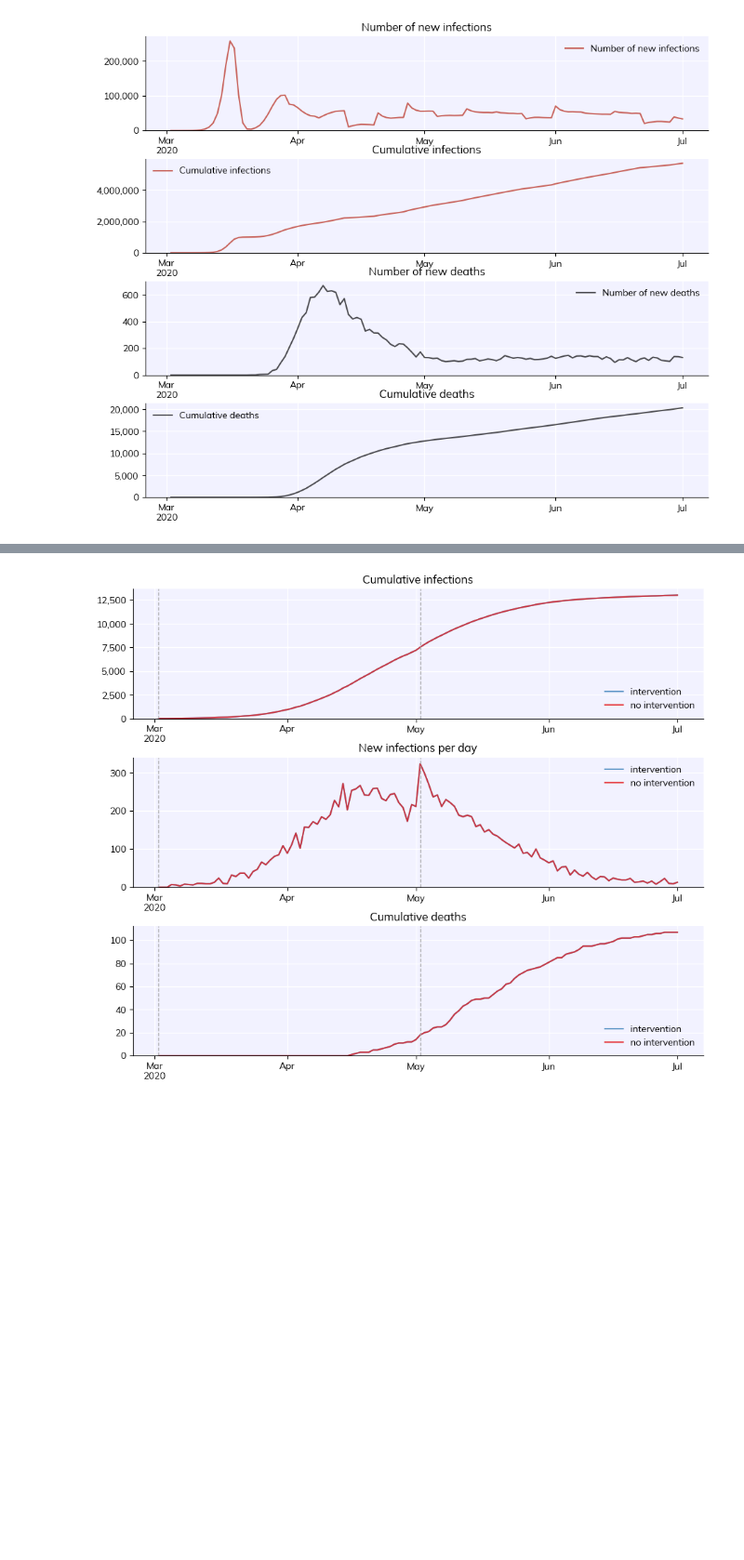
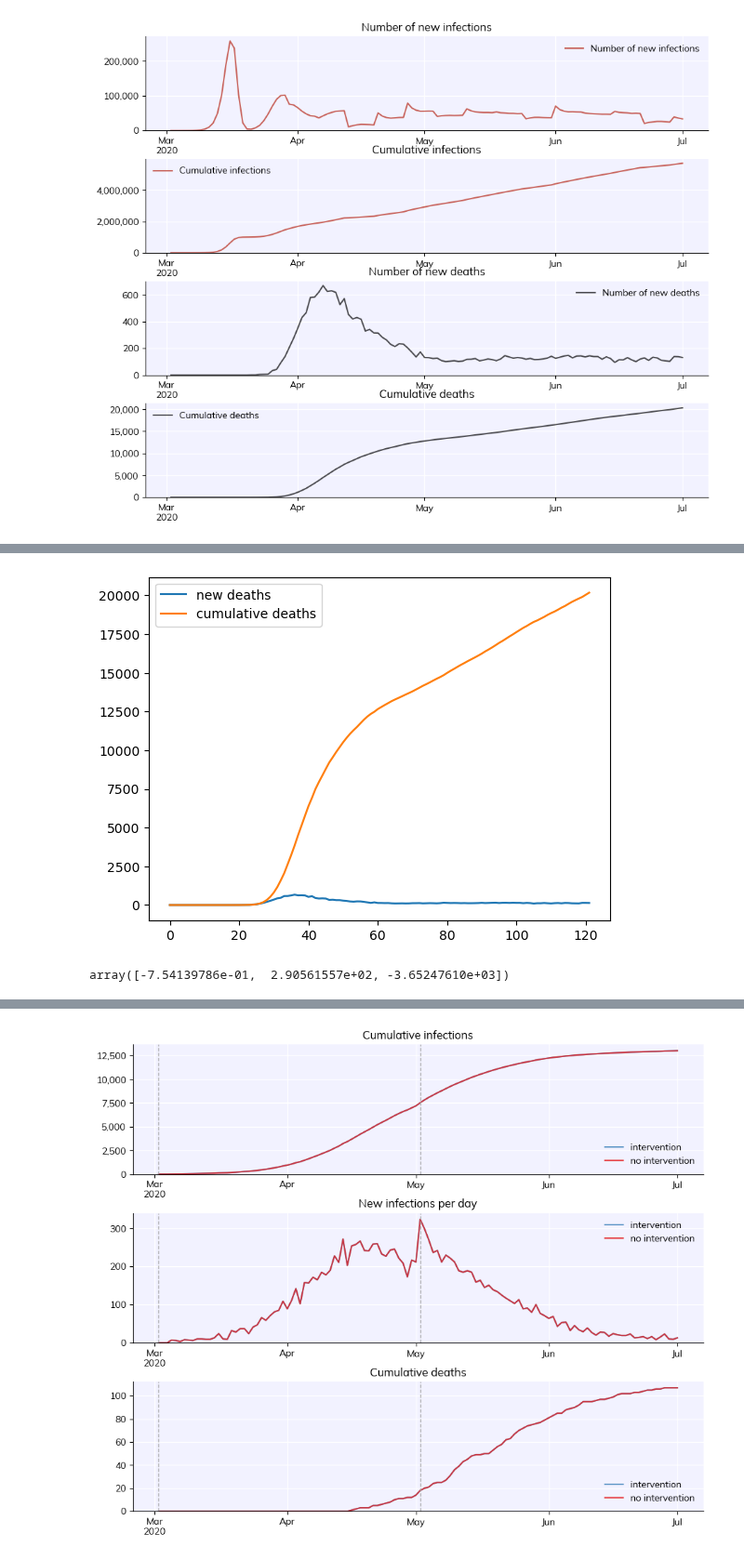
Before and after one commit to gregoirebechade/covid_internship, a Jupyter notebook: exploring.ipynb, the cells around one changed output, grey strips where cells are left out. Shown at 93% size. Saved outputs shown, nothing was run; the diff lists cells and outputs as text; code cells hidden in the pictures; blank space fills up the shorter version.

Commit message:
test exponential and polynomla fit. Time to test SEIR

```diff
--- a/exploring.ipynb
+++ b/exploring.ipynb
@@ -115,0 +127,7 @@ pd.DataFrame({'new_deaths':new_deaths, 'n_infected':n_infected}).to_csv('deaths_
+# %%
+plt.plot(x,y, label='new deaths')
+plt.plot(x,y_cumul, label='cumulative deaths')
+plt.legend()
+plt.show()
+# %% [output]
+[figure, added]
@@ -115,0 +140,7 @@ pd.DataFrame({'new_deaths':new_deaths, 'n_infected':n_infected}).to_csv('deaths_
+# %%
+p, _ =curve_fit(exponential_func, x, y_cumul)
+p
+p2, _ =curve_fit(polynomla_func, x, y_cumul)
+p2
+# %% [output]
+array([-7.54139786e-01,  2.90561557e+02, -3.65247610e+03])
```
Also changed, not shown: parts of 14 cells of this notebook.
